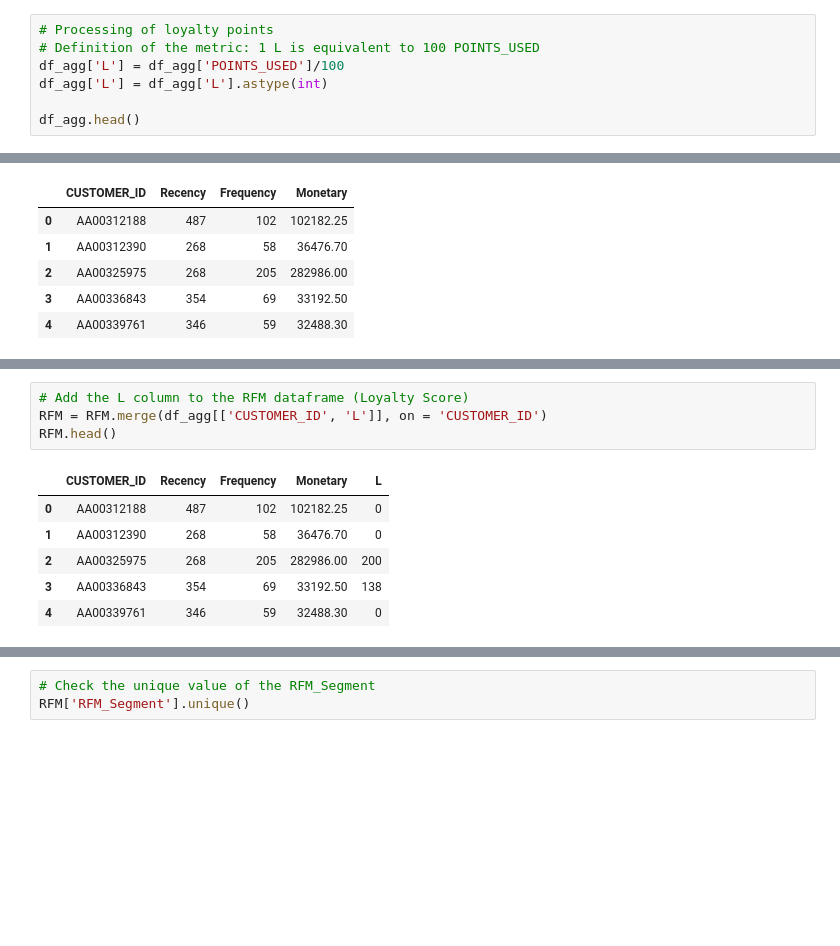
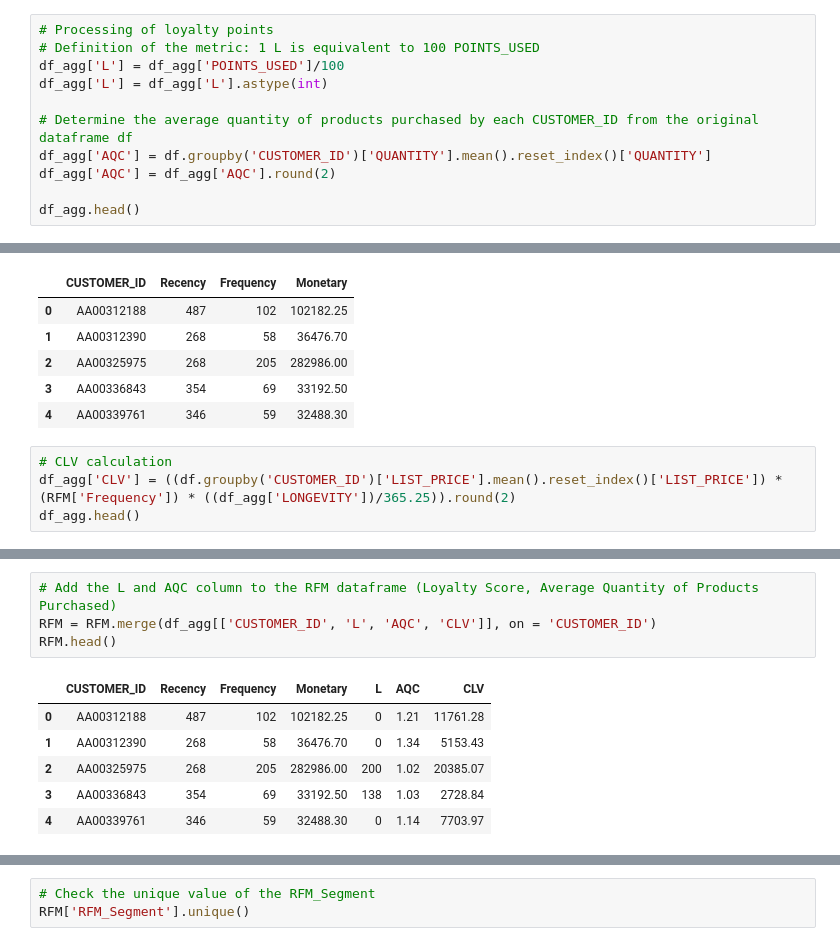
Before and after one commit to PeterBaraka/ml_fieldwork_lab, a Jupyter notebook: seg_preprocess.ipynb, the cells around one changed output, grey strips where cells are left out. Drawn from its saved outputs; the diff is of its cells as text; blank space fills up the shorter version.

```diff
--- a/seg_preprocess.ipynb
+++ b/seg_preprocess.ipynb
@@ -413,6 +423,10 @@ df_agg.head()
 df_agg['L'] = df_agg['POINTS_USED']/100
 df_agg['L'] = df_agg['L'].astype(int)
 
+# Determine the average quantity of products purchased by each CUSTOMER_ID from the original dataframe df
+df_agg['AQC'] = df.groupby('CUSTOMER_ID')['QUANTITY'].mean().reset_index()['QUANTITY']
+df_agg['AQC'] = df_agg['AQC'].round(2)
+
 df_agg.head()
 # %% [output]
 |  | CUSTOMER_ID | DATE | INVOICE_MONTH | COHORT_MONTH | CREATION_DATE | LONGEVITY | QUANTITY | TOTAL_POINTS | ... |
@@ -467,3 +491,7 @@ RFM.head()
 | 2 | AA00325975 | 268 | 205 | 282986.00 |
 | 3 | AA00336843 | 354 | 69 | 33192.50 |
 | 4 | AA00339761 | 346 | 59 | 32488.30 |
+# %%
+# CLV calculation
+df_agg['CLV'] = ((df.groupby('CUSTOMER_ID')['LIST_PRICE'].mean().reset_index()['LIST_PRICE']) * (RFM['Frequency']) * ((df_agg['LONGEVITY'])/365.25)).round(2)
+df_agg.head()
@@ -470,14 +505,14 @@ RFM.head()
 # %%
-# Add the L column to the RFM dataframe (Loyalty Score)
-RFM = RFM.merge(df_agg[['CUSTOMER_ID', 'L']], on = 'CUSTOMER_ID')
+# Add the L and AQC column to the RFM dataframe (Loyalty Score, Average Quantity of Products Purchased)
+RFM = RFM.merge(df_agg[['CUSTOMER_ID', 'L', 'AQC', 'CLV']], on = 'CUSTOMER_ID')
 RFM.head()
 # %% [output]
-|  | CUSTOMER_ID | Recency | Frequency | Monetary | L |
-| 0 | AA00312188 | 487 | 102 | 102182.25 | 0 |
-| 1 | AA00312390 | 268 | 58 | 36476.70 | 0 |
-| 2 | AA00325975 | 268 | 205 | 282986.00 | 200 |
-| 3 | AA00336843 | 354 | 69 | 33192.50 | 138 |
-| 4 | AA00339761 | 346 | 59 | 32488.30 | 0 |
+|  | CUSTOMER_ID | Recency | Frequency | Monetary | L | AQC | CLV |
+| 0 | AA00312188 | 487 | 102 | 102182.25 | 0 | 1.21 | 11761.28 |
+| 1 | AA00312390 | 268 | 58 | 36476.70 | 0 | 1.34 | 5153.43 |
+| 2 | AA00325975 | 268 | 205 | 282986.00 | 200 | 1.02 | 20385.07 |
+| 3 | AA00336843 | 354 | 69 | 33192.50 | 138 | 1.03 | 2728.84 |
+| 4 | AA00339761 | 346 | 59 | 32488.30 | 0 | 1.14 | 7703.97 |
 # %%
 RFM.columns
 # %% [output]
```
Also changed, not shown: parts of 11 cells of this notebook.
